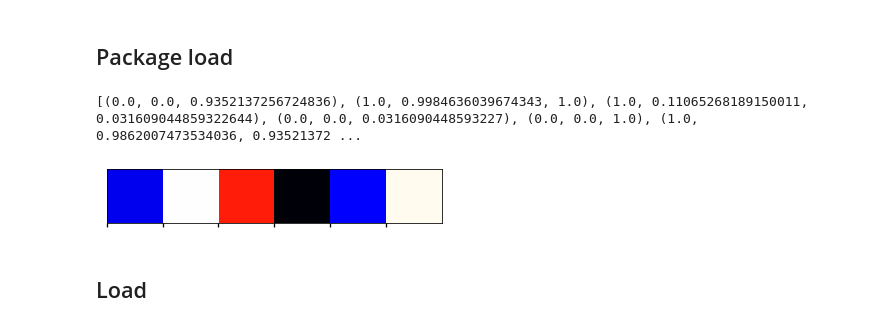
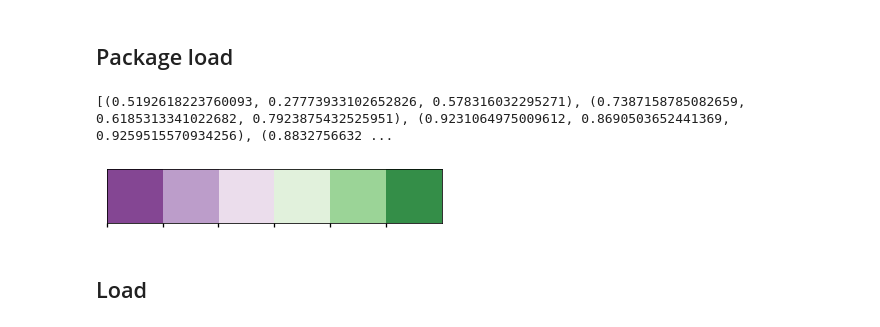
Before and after one commit to heathlikethecandybar/dsc-phase-2-project-v2-3, a Jupyter notebook: phase_2_project.ipynb, the cells around one changed output. Saved outputs shown, nothing was run; the diff lists cells and outputs as text; code cells hidden in the pictures.

```diff
--- a/phase_2_project.ipynb
+++ b/phase_2_project.ipynb
@@ -56,12 +56,13 @@ import sklearn.metrics as metrics
 
 %matplotlib inline
 # %%
-pal = sns.color_palette("flag_r")
+# choose color palatte for most visuals to reference
+pal = sns.color_palette("PRGn")
 print(pal)
 sns.palplot(pal)
 # %% [output]
-[(0.0, 0.0, 0.9352137256724836), (1.0, 0.9984636039674343, 1.0), (1.0, 0.11065268189150011, 0.031609044859322644), (0.0, 0.0, 0.0316090448593227), (0.0, 0.0, 1.0), (1.0, 0.9862007473534036, 0.93521372 ...
+[(0.5192618223760093, 0.27773933102652826, 0.578316032295271), (0.7387158785082659, 0.6185313341022682, 0.7923875432525951), (0.9231064975009612, 0.8690503652441369, 0.9259515570934256), (0.8832756632 ...
-[figure, old version]
+[figure, new version]
 # %% [markdown]
 ## Load
 # %%
```
Also changed, not shown: parts of 58 cells of this notebook.
